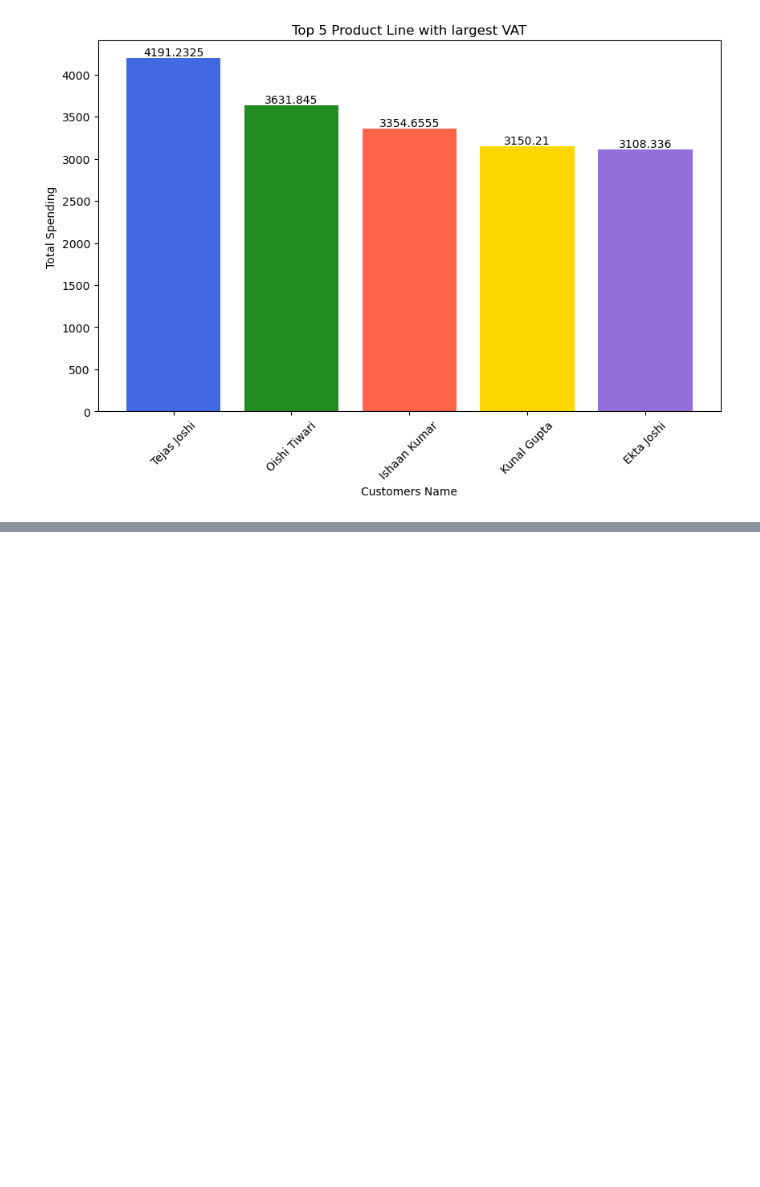
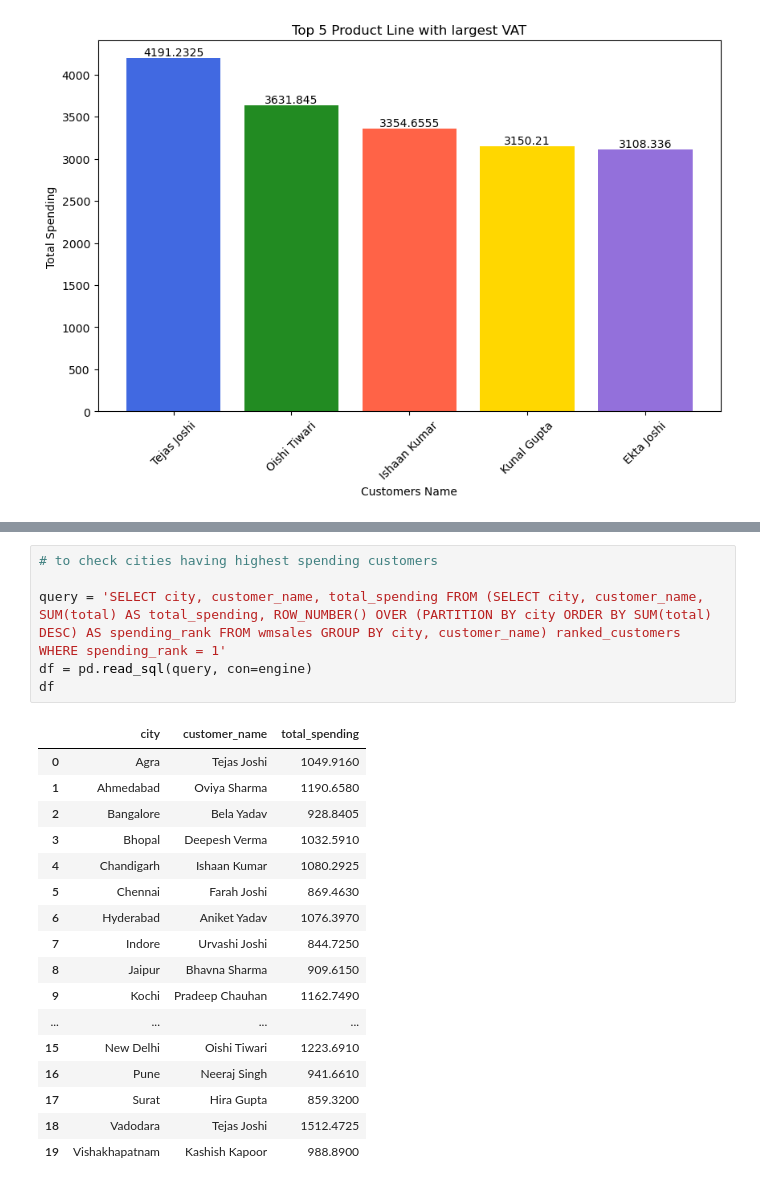
Before and after one commit to manthanvarma/walmart_sales_analysis, a Jupyter notebook: walmart_sales_analysis.ipynb, the cells around one changed output, grey strips where cells are left out. Drawn from its saved outputs; the diff is of its cells as text; blank space fills up the shorter version.

```diff
--- a/walmart_sales_analysis.ipynb
+++ b/walmart_sales_analysis.ipynb
@@ -523,0 +608,24 @@ plt.show()
+# %%
+# to check cities having highest spending customers
+
+query = 'SELECT city, customer_name, total_spending FROM (SELECT city, customer_name, SUM(total) AS total_spending, ROW_NUMBER() OVER (PARTITION BY city ORDER BY SUM(total) DESC) AS spending_rank FROM wmsales GROUP BY city, customer_name) ranked_customers WHERE spending_rank = 1'
+df = pd.read_sql(query, con=engine)
+df
+# %% [output]
+|  | city | customer_name | total_spending |
+| 0 | Agra | Tejas Joshi | 1049.9160 |
+| 1 | Ahmedabad | Oviya Sharma | 1190.6580 |
+| 2 | Bangalore | Bela Yadav | 928.8405 |
+| 3 | Bhopal | Deepesh Verma | 1032.5910 |
+| 4 | Chandigarh | Ishaan Kumar | 1080.2925 |
+| 5 | Chennai | Farah Joshi | 869.4630 |
+| 6 | Hyderabad | Aniket Yadav | 1076.3970 |
+| 7 | Indore | Urvashi Joshi | 844.7250 |
+| 8 | Jaipur | Bhavna Sharma | 909.6150 |
+| 9 | Kochi | Pradeep Chauhan | 1162.7490 |
+| ... | ... | ... | ... |
+| 15 | New Delhi | Oishi Tiwari | 1223.6910 |
+| 16 | Pune | Neeraj Singh | 941.6610 |
+| 17 | Surat | Hira Gupta | 859.3200 |
+| 18 | Vadodara | Tejas Joshi | 1512.4725 |
+| 19 | Vishakhapatnam | Kashish Kapoor | 988.8900 |
```
Also changed, not shown: parts of 6 cells of this notebook, 1 other file.
